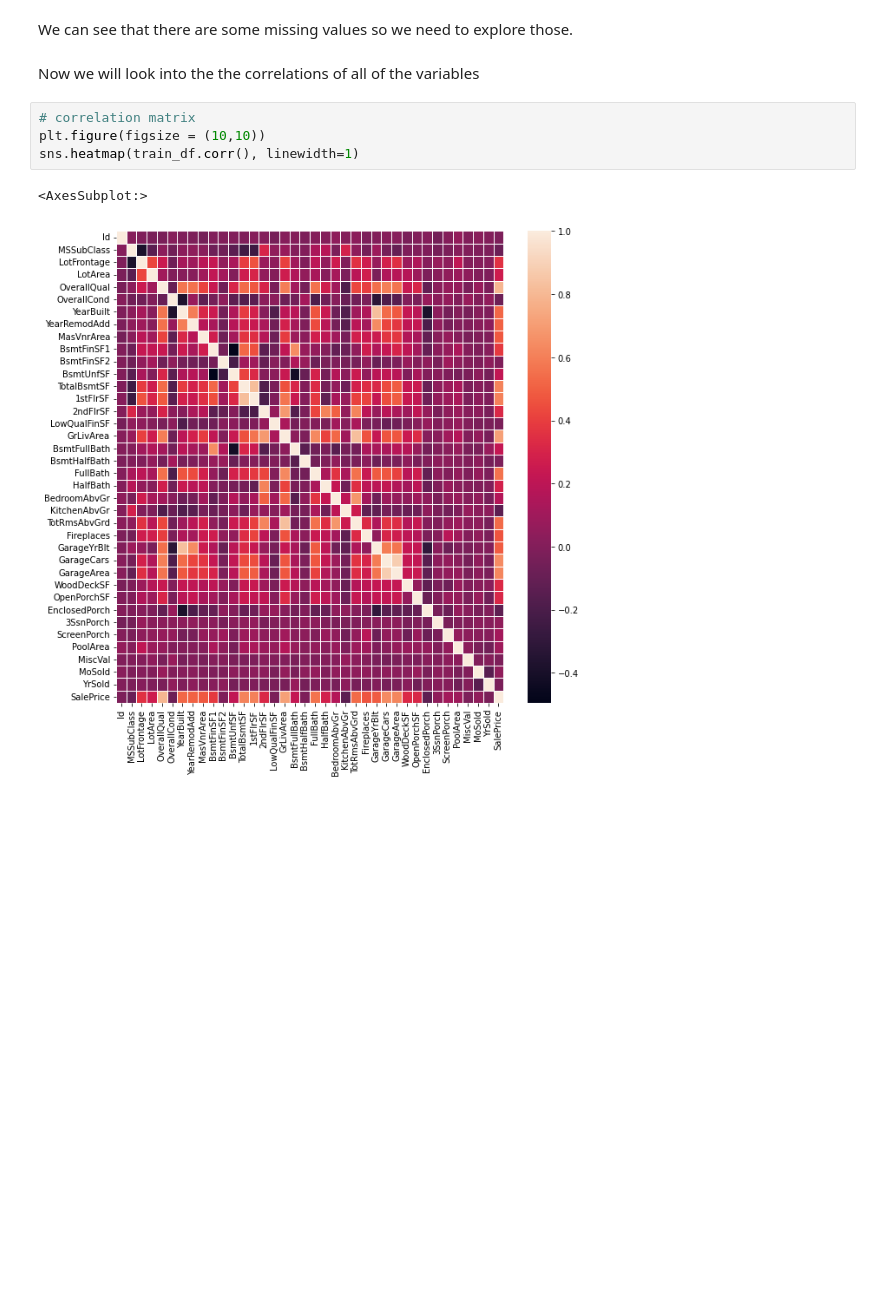
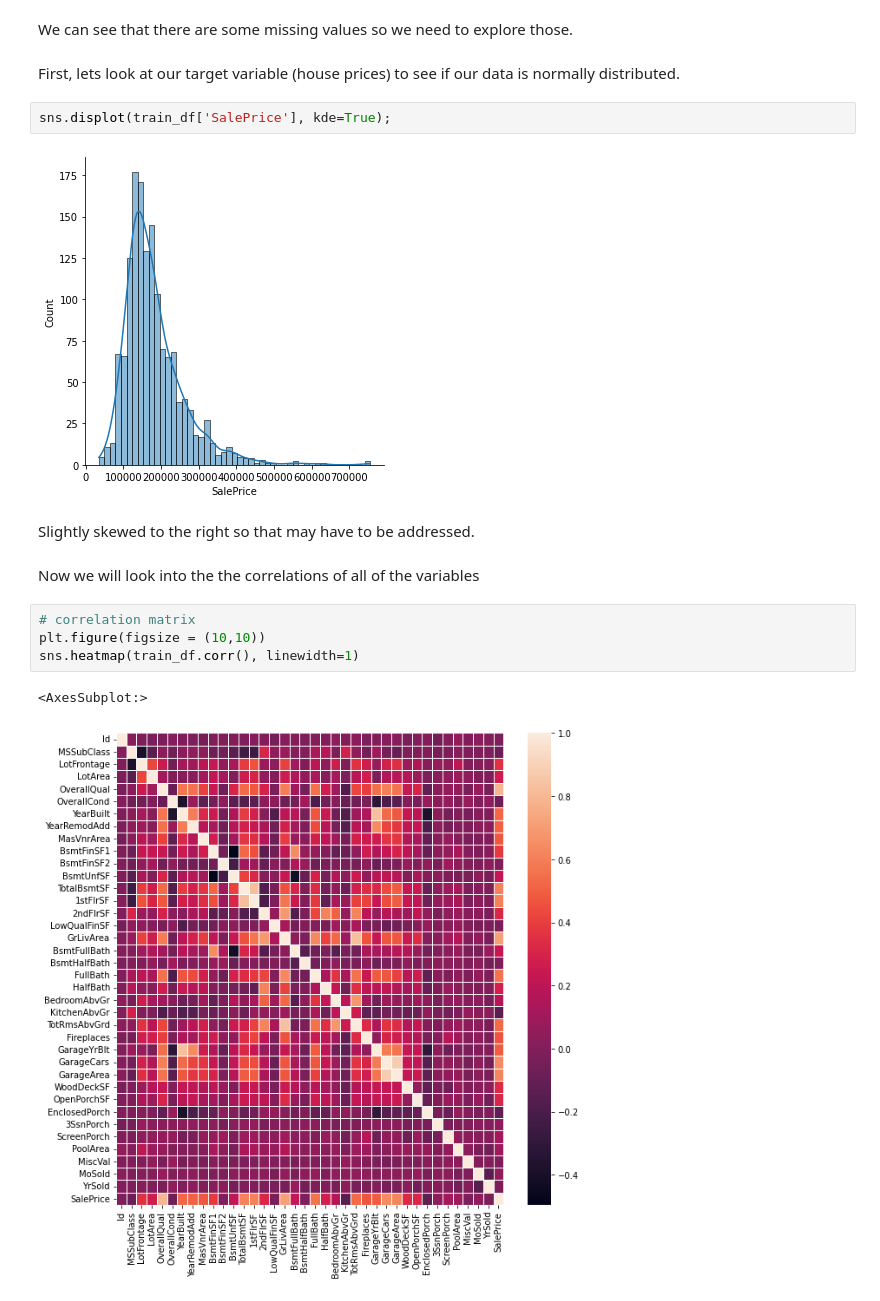
Before and after one commit to tracynguyen17/ITCS3162-Project3, a Jupyter notebook: Project3.ipynb, the cells around one changed output. Drawn from its saved outputs; the diff is of its cells as text; blank space fills up the shorter version.

```diff
--- a/Project3.ipynb
+++ b/Project3.ipynb
@@ -66,5 +81,13 @@ memory usage: 924.0+ KB
 # %% [markdown]
 We can see that there are some missing values so we need to explore those.
+# %% [markdown]
+First, lets look at our target variable (house prices) to see if our data is normally distributed.
+# %%
+sns.displot(train_df['SalePrice'], kde=True);
+# %% [output]
+[figure, added]
+# %% [markdown]
+Slightly skewed to the right so that may have to be addressed.
 # %% [markdown]
 Now we will look into the the correlations of all of the variables
 # %%
```
Also changed, not shown: parts of 100 cells of this notebook.
